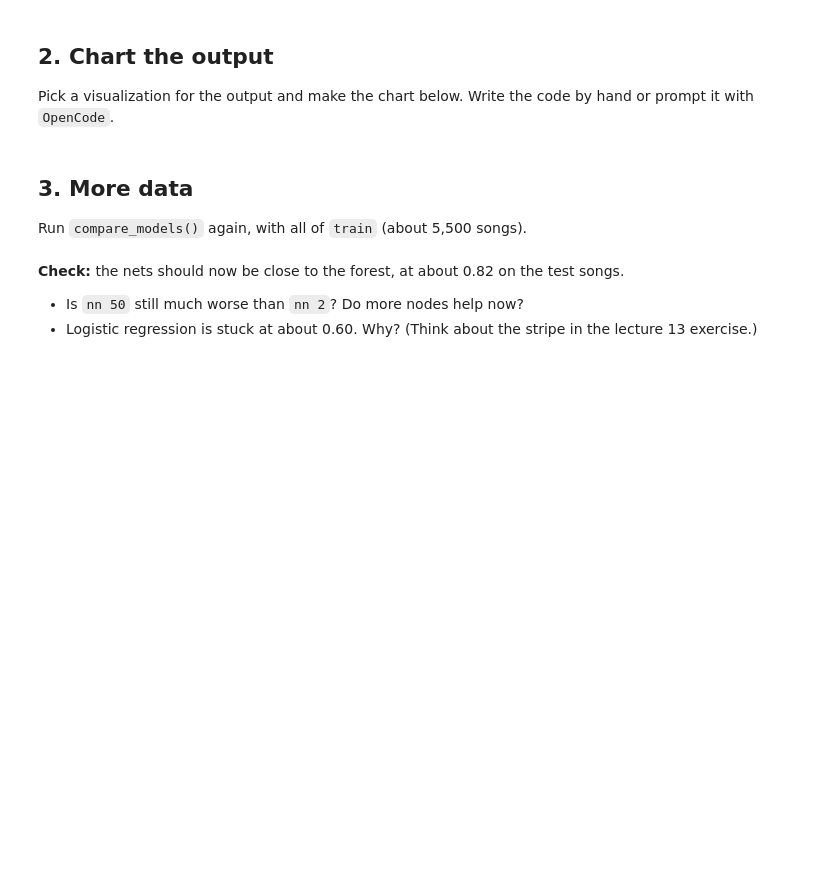
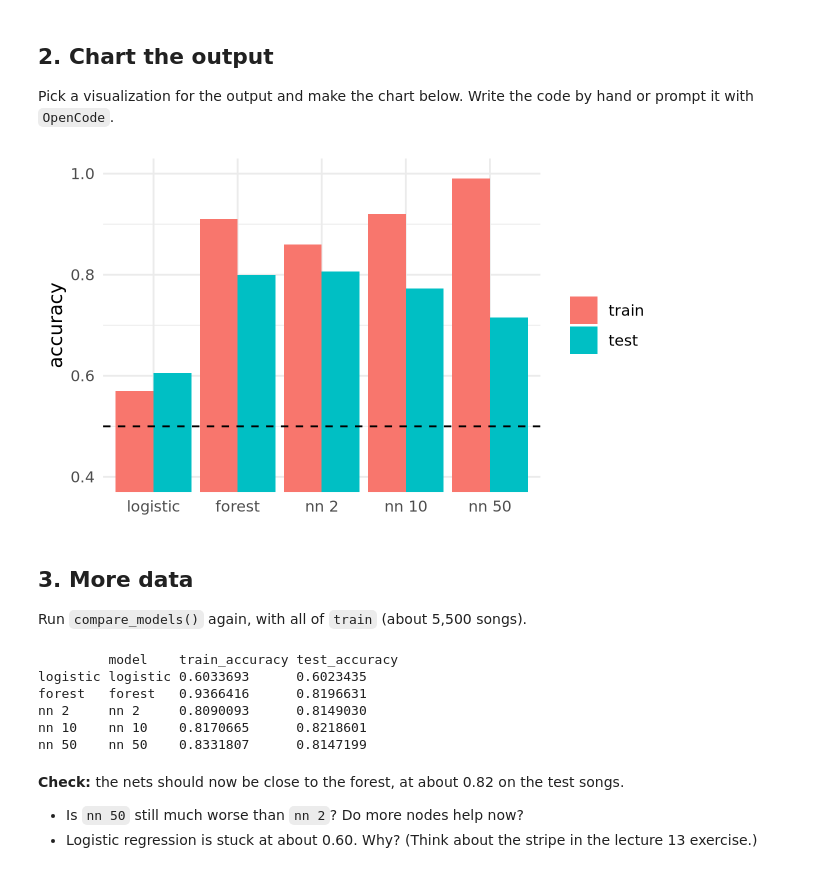
Before and after one commit to khadijamuhammad061-blip/codespace, a Jupyter notebook: exercises/16-nn-exercise.ipynb, the cells around one changed output. Cells and saved outputs as stored; diff of their text form; code cells hidden in the pictures; blank space fills up the shorter version.

```diff
--- a/exercises/16-nn-exercise.ipynb
+++ b/exercises/16-nn-exercise.ipynb
@@ -104,10 +132,39 @@ results_small
 Pick a visualization for the output and make the chart below. Write the code by hand or prompt it with `OpenCode`.
 # %%
 # Chart code goes here
+plot_results = function(results) {
+    results |>
+        pivot_longer(c(train_accuracy, test_accuracy), names_to = 'set', values_to = 'accuracy') |>
+        mutate(
+            model = factor(model, levels = c('logistic', 'forest', 'nn 2', 'nn 10', 'nn 50')),
+            set = factor(set, levels = c('train_accuracy', 'test_accuracy'), labels = c('train', 'test'))
+        ) |>
+        ggplot(aes(x = model, y = accuracy, fill = set)) +
+        geom_col(position = 'dodge') +
+        geom_hline(yintercept = 0.5, linetype = 'dashed') +
+        coord_cartesian(ylim = c(0.4, 1)) +
+        labs(x = NULL, y = 'accuracy', fill = NULL) +
+        theme_minimal()
+}
+
+plot_results(results_small)
+# %% [output]
+[figure, added]
 # %% [markdown]
 ## 3. More data
 
 Run `compare_models()` again, with all of `train` (about 5,500 songs).
+# %%
+results_all = compare_models(train)
+
+results_all
+# %% [output]
+         model    train_accuracy test_accuracy
+logistic logistic 0.6033693      0.6023435
+forest   forest   0.9366416      0.8196631
+nn 2     nn 2     0.8090093      0.8149030
+nn 10    nn 10    0.8170665      0.8218601
+nn 50    nn 50    0.8331807      0.8147199
 # %% [markdown]
 **Check:** the nets should now be close to the forest, at about 0.82 on the test songs.
 
```
Also changed, not shown: parts of 5 cells of this notebook, 1 other file.
